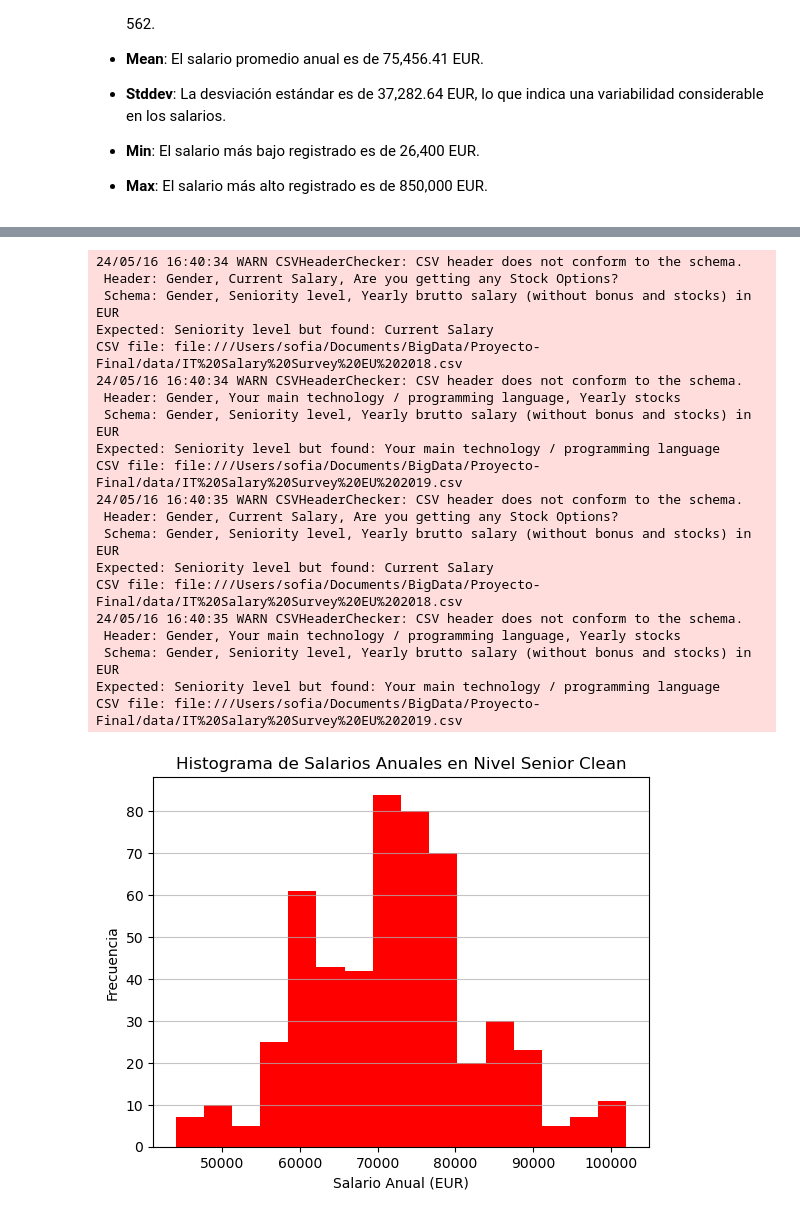
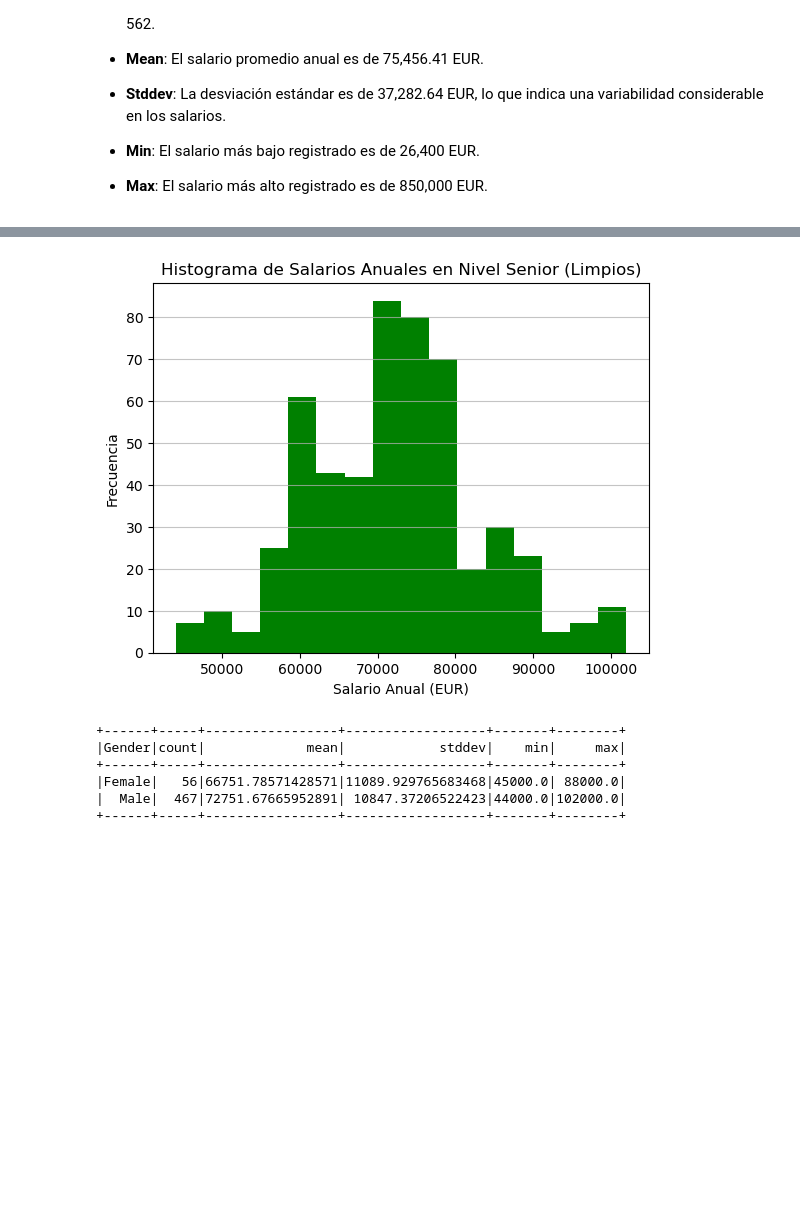
Before and after one commit to Montse1708/Proyecto-Final, a Jupyter notebook: IT_Salary.ipynb, the cells around one changed output, grey strips where cells are left out. Cells and saved outputs as stored; diff of their text form; code cells hidden in the pictures; blank space fills up the shorter version.

Commit message:
concluye analisis entre hombres y mujeres

```diff
--- a/IT_Salary.ipynb
+++ b/IT_Salary.ipynb
@@ -174,11 +170,11 @@ only showing top 20 rows
 # %%
 # Cargamos los datos de 2020
 datasets_path = 'data/'
-dataset2020_path=f'{datasets_path}/IT Salary Survey EU  2020.csv'
-salaries2020 = spark.read.format('csv').option('header', True).load(datasets_path)
+dataset2020_path=f'{datasets_path}/IT Salary Survey EU 2020.csv'
+salaries2020 = spark.read.format('csv').option('header', True).load(dataset2020_path)
 # %%
 #Renombramos columnas para un mejor manejo de los datos
-salaries2020 = salaries2018.withColumnRenamed('Total years of experience', 'YearsExperience'
+salaries2020 = salaries2020.withColumnRenamed('Total years of experience', 'YearsExperience'
 ).withColumnRenamed('Years of experience in Germany', 'YersExpGermany'
 ).withColumnRenamed('Seniority Level', 'SeniorityLevel'
 ).withColumnRenamed('Your main technology / programming language' , 'ProgrammingLanguage'
@@ -491,33 +459,31 @@ CSV file: file:///Users/sofia/Documents/BigData/Proyecto-Final/data/IT%20Salary%
 # %%
 #Mostramos los datos en un histograma
 from pyspark_dist_explore import hist
 import matplotlib.pyplot as plt
 
 fig, ax = plt.subplots()
-hist(ax, salaries2020_senior_clean.select('YearSalary'), bins=16, color=['red'])
-plt.title("Histograma de Salarios Anuales en Nivel Senior Clean")
+hist(ax, salaries2020_senior_clean.select('YearSalary'), bins=16, color=['green'])
+plt.title("Histograma de Salarios Anuales en Nivel Senior (Limpios)")
 plt.xlabel("Salario Anual (EUR)")
 plt.ylabel("Frecuencia")
 plt.grid(axis='y', alpha=0.75)
 # %% [output]
-24/05/16 16:40:34 WARN CSVHeaderChecker: CSV header does not conform to the schema.
- Header: Gender, Current Salary, Are you getting any Stock Options?
- Schema: Gender, Seniority level, Yearly brutto salary (without bonus and stocks) in EUR
-Expected: Seniority level but found: Current Salary
-CSV file: file:///Users/sofia/Documents/BigData/Proyecto-Final/data/IT%20Salary%20Survey%20EU%202018.csv
-24/05/16 16:40:34 WARN CSVHeaderChecker: CSV header does not conform to the schema.
- Header: Gender, Your main technology / programming language, Yearly stocks
- Schema: Gender, Seniority level, Yearly brutto salary (without bonus and stocks) in EUR
-Expected: Seniority level but found: Your main technology / programming language
-CSV file: file:///Users/sofia/Documents/BigData/Proyecto-Final/data/IT%20Salary%20Survey%20EU%202019.csv
-24/05/16 16:40:35 WARN CSVHeaderChecker: CSV header does not conform to the schema.
- Header: Gender, Current Salary, Are you getting any Stock Options?
- Schema: Gender, Seniority level, Yearly brutto salary (without bonus and stocks) in EUR
-Expected: Seniority level but found: Current Salary
-CSV file: file:///Users/sofia/Documents/BigData/Proyecto-Final/data/IT%20Salary%20Survey%20EU%202018.csv
-24/05/16 16:40:35 WARN CSVHeaderChecker: CSV header does not conform to the schema.
- Header: Gender, Your main technology / programming language, Yearly stocks
- Schema: Gender, Seniority level, Yearly brutto salary (without bonus and stocks) in EUR
-Expected: Seniority level but found: Your main technology / programming language
-CSV file: file:///Users/sofia/Documents/BigData/Proyecto-Final/data/IT%20Salary%20Survey%20EU%202019.csv
-[figure, old version]
+[figure, new version]
+# %%
+#Procedemos a comparar los estadisticas entre hombres y mujeres
+#Primero sacamos el analisis descriptivo entre generos
+stats_gender = salaries2020_senior_clean.groupBy("Gender").agg(
+    f.count("YearSalary").alias("count"),
+    f.mean("YearSalary").alias("mean"),
+    f.stddev("YearSalary").alias("stddev"),
+    f.min("YearSalary").alias("min"),
+    f.max("YearSalary").alias("max")
+)
+stats_gender.show()
+# %% [output]
++------+-----+-----------------+------------------+-------+--------+
+|Gender|count|             mean|            stddev|    min|     max|
++------+-----+-----------------+------------------+-------+--------+
+|Female|   56|66751.78571428571|11089.929765683468|45000.0| 88000.0|
+|  Male|  467|72751.67665952891| 10847.37206522423|44000.0|102000.0|
++------+-----+-----------------+------------------+-------+--------+
```
Also changed, not shown: parts of 22 cells of this notebook, 4 other files.
